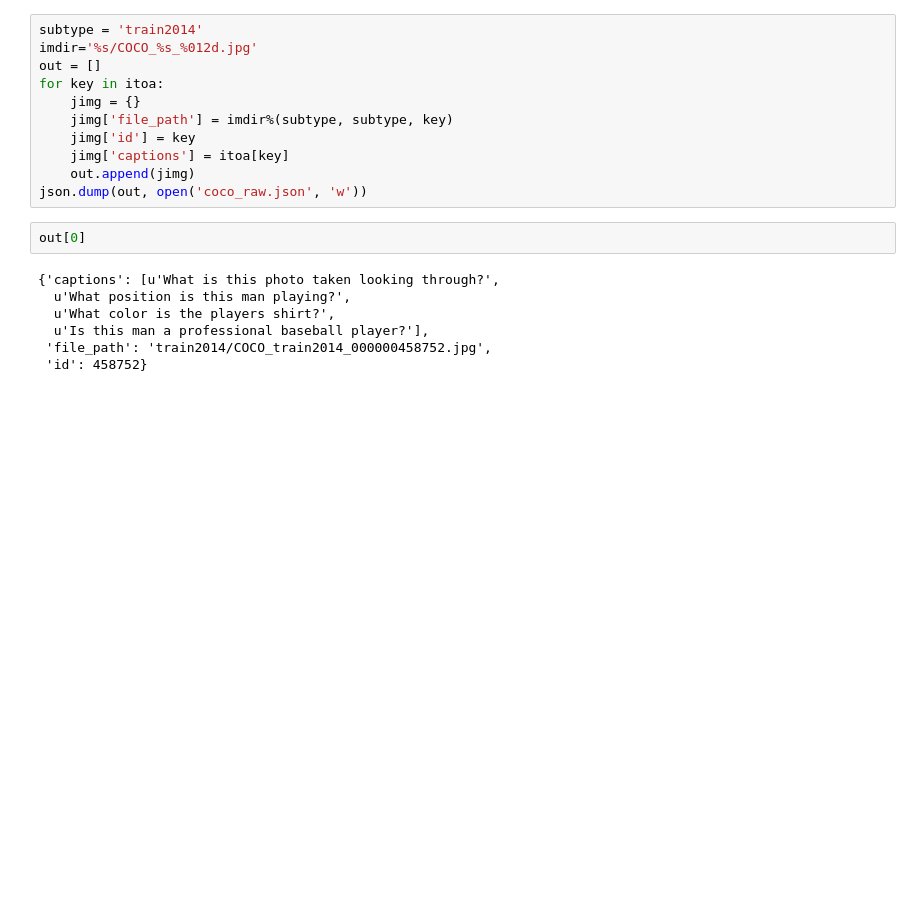
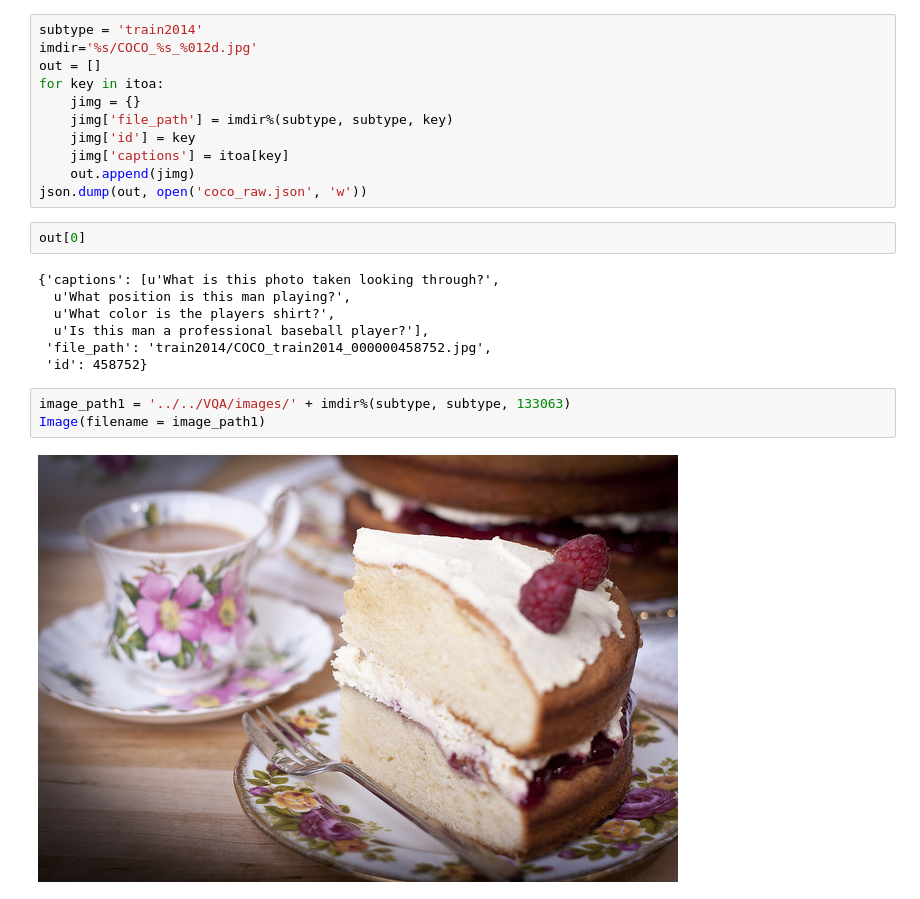
Before and after one commit to Jyothi-narayana/neuraltalk2, a Jupyter notebook: VQA/vqa_preprocess.ipynb, the cells around one changed output. Drawn from its saved outputs; the diff is of its cells as text; blank space fills up the shorter version.

```diff
--- a/VQA/vqa_preprocess.ipynb
+++ b/VQA/vqa_preprocess.ipynb
@@ -70,3 +71,8 @@ out[0]
   u'Is this man a professional baseball player?'],
  'file_path': 'train2014/COCO_train2014_000000458752.jpg',
  'id': 458752}
+# %%
+image_path1 = '../../VQA/images/' + imdir%(subtype, subtype, 133063)
+Image(filename = image_path1)
+# %% [output]
+[figure, added]
```
Also changed, not shown: parts of 1 cell of this notebook, 2 other files.
